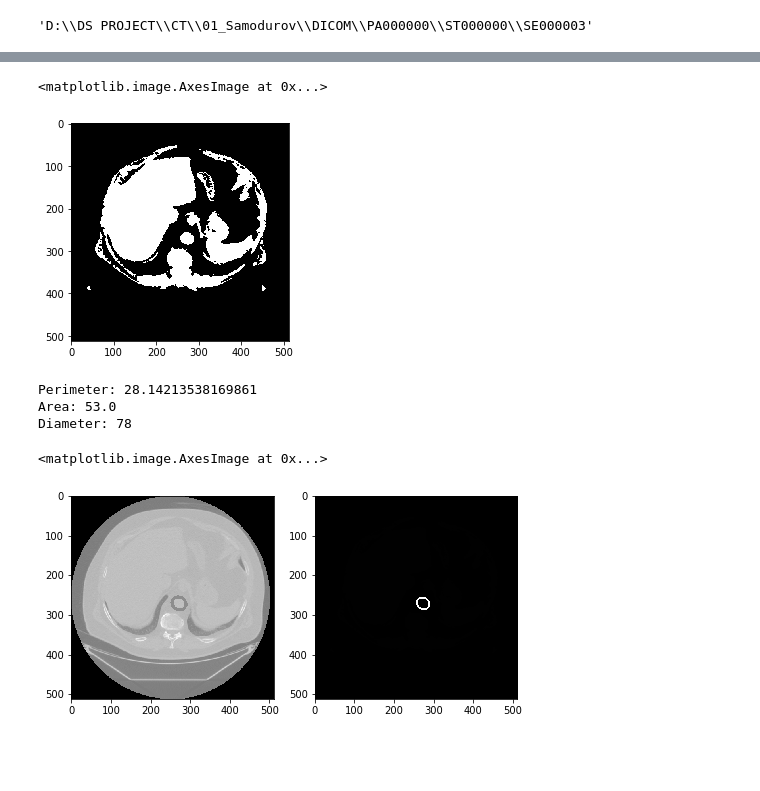
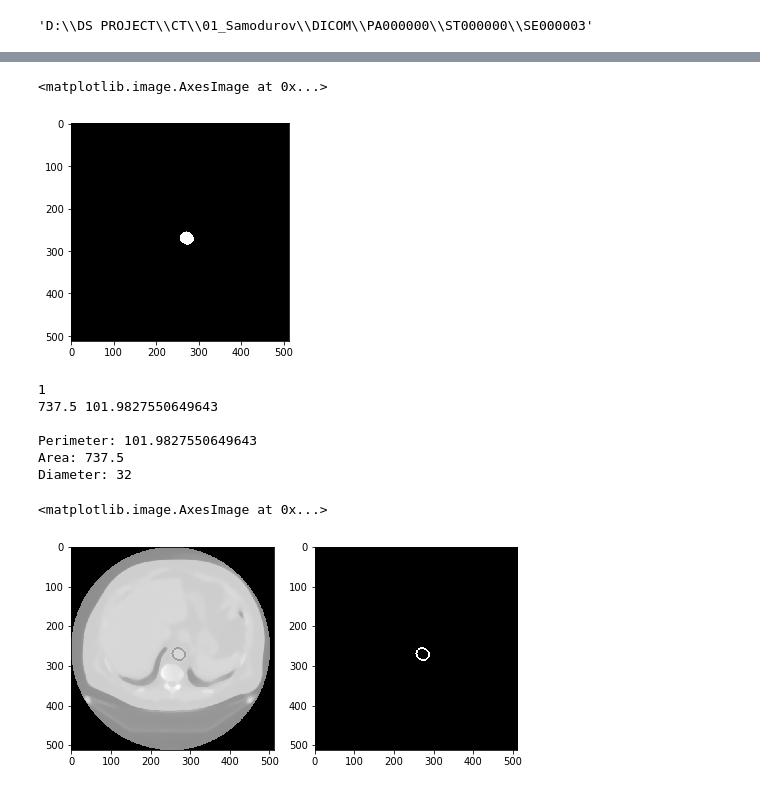
Before and after one commit to IUCVLab/ctscan, a Jupyter notebook: Aorta Segmentation of CT scan Images.ipynb, the cells around one changed output, grey strips where cells are left out. Saved outputs shown, nothing was run; the diff lists cells and outputs as text; code cells hidden in the pictures; blank space fills up the shorter version.

```diff
--- a/Aorta Segmentation of CT scan Images.ipynb
+++ b/Aorta Segmentation of CT scan Images.ipynb
@@ -60,0 +74,14 @@ plt.imshow(thresh1, cmap='gray')
+# %%
+test = imgg.copy()
+feature_array = np.empty((512,512,3))
+
+
+for x in range(512):
+    for y in range(512):
+        feature_array[x][y] = (x, y, (imgg[x][y] - 1000) * 5 if 1000 < imgg[x][y] < 1100 else 0)
+
+
+print(feature_array.shape)
+plt.imshow(feature_array[:,:,2], cmap='gray')
+plt.plot(feature_array[:, 270, 2])
+plt.show()
@@ -61,9 +94,12 @@ plt.imshow(thresh1, cmap='gray')
 # %%
-from sklearn.cluster import KMeans
+# from sklearn.cluster import KMeans
+from sklearn.cluster import DBSCAN as KMeans
 
-n_clusters = 2
-kmeans = KMeans(n_clusters = n_clusters)
-kmeans.fit(thresh1.flatten().reshape(-1, 1))
+# n_clusters = 2
+# kmeans = KMeans(n_clusters = n_clusters)
+kmeans = KMeans(eps = 15)
 
-predicted = kmeans.predict(imgg.flatten().reshape(-1,1)).reshape(512,512)
-plt.imshow(predicted, cmap='gray')
+# kmeans.fit(feature_array.flatten().reshape(-1, 3))
+# predicted = kmeans.predict(feature_array.flatten().reshape(-1, 3)).reshape(512,512)
+
+predicted = kmeans.fit_predict(feature_array.flatten().reshape(-1, 3)).reshape(512,512)
@@ -99,17 +138,20 @@ plt.imshow(masked_image, cmap='gray')
 # %%
 from cv2 import erode
 
-img = masked_image.astype('uint8')
-img = cv2.fastNlMeansDenoising(img, 7.0, 1, 1)
-img = cv2.GaussianBlur(img,(5, 5),0)
+img = predicted.astype('uint8')
+# img = masked_image.astype('uint8')
+# img = cv2.fastNlMeansDenoising(img, 7.0, 1, 1)
+# img = cv2.GaussianBlur(img,(5, 5),0)
+img = cv2.medianBlur(img, 15)
 
-kernel = np.ones((2,2),dtype=np.uint8) # this must be tuned
-img=erode(img,kernel)
+
+# kernel = np.ones((2,2),dtype=np.uint8) # this must be tuned
+# img=erode(img,kernel)
 
 plt.imshow(img, cmap='gray')
 # %% [output]
 <matplotlib.image.AxesImage at 0x...>
-[figure, old version]
+[figure, new version]
 # %%
 import math
 
@@ -121,6 +163,8 @@ for c in contours:
 
     perimeter = cv2.arcLength(c, True)
     area = cv2.contourArea(c)
+    print(len(contours))
+    print(area, perimeter)
 
     if perimeter == 0 or (area > 2000 or area < 500):
         continue
@@ -136,19 +180,22 @@ for c in contours:
             cv2.drawContours(imgg, [c], -1, (255, 255, 0), 3)
             cv2.drawContours(img, [c], -1, (255, 255, 0), 3)
 
-# print("<> Total circles " +  str(cir) + "\n\n")
-print("\nPerimeter: " + str(perimeter))
-print("Area: " + str(area))
-print("Diameter: " + str(radius*2))
+        # print("<> Total circles " +  str(cir) + "\n\n")
+        print("\nPerimeter: " + str(perimeter))
+        print("Area: " + str(area))
+        print("Diameter: " + str(radius*2))
 
 fig, axes = plt.subplots(1, 2, figsize=(8, 8))
 ax = axes.flatten()
 ax[0].imshow(imgg, cmap='gray')
 ax[1].imshow(img, cmap='gray')
 # %% [output]
-Perimeter: 28.14213538169861
-Area: 53.0
-Diameter: 78
+1
+737.5 101.9827550649643
+
+Perimeter: 101.9827550649643
+Area: 737.5
+Diameter: 32
 <matplotlib.image.AxesImage at 0x...>
 [figure]
 # %%
```
Also changed, not shown: parts of 9 cells of this notebook.
